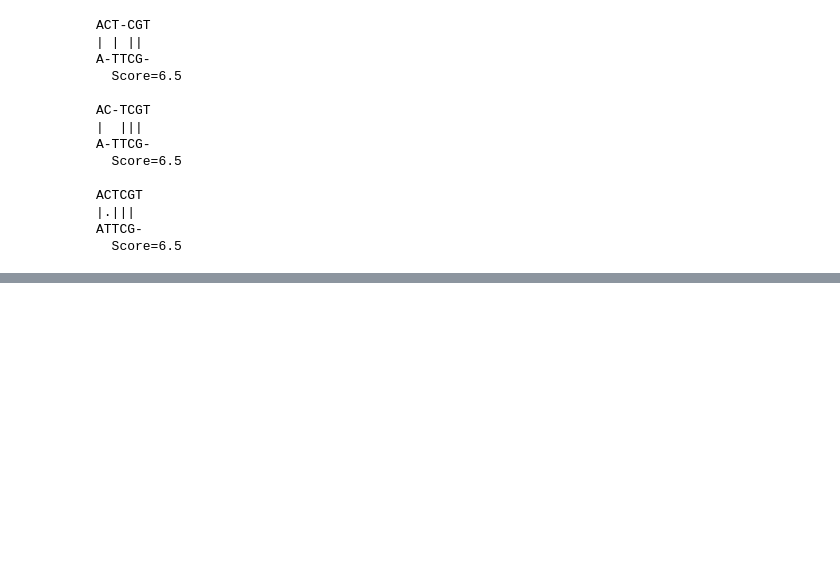
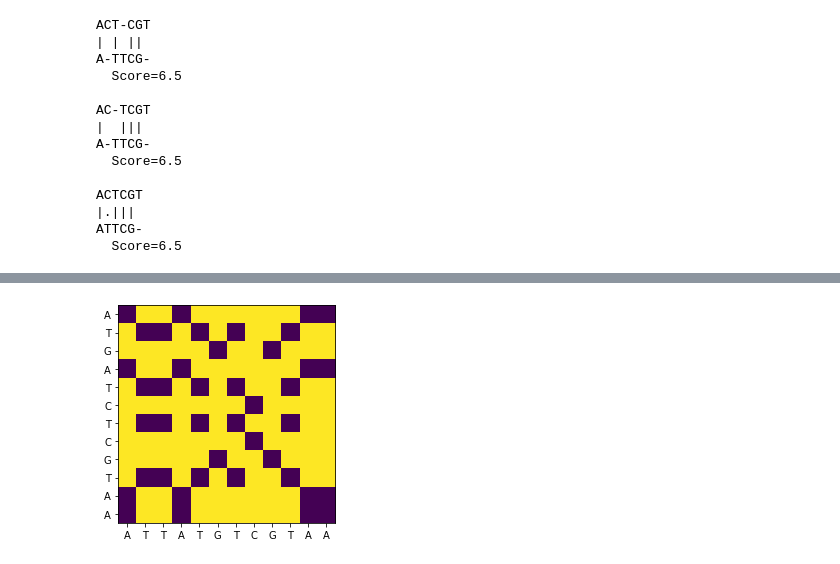
Before and after one commit to leonardocustodio/Bioinformatica_Exercicios, a Jupyter notebook: biopython.ipynb, the cells around one changed output, grey strips where cells are left out. Saved outputs shown, nothing was run; the diff lists cells and outputs as text; code cells hidden in the pictures; blank space fills up the shorter version.

```diff
--- a/biopython.ipynb
+++ b/biopython.ipynb
@@ -470,0 +572,13 @@ ATTCG-
+# %%
+def dotplotx(seq1, seq2):
+    dotplot=plt.imshow(numpy.array(makeMatrix(seq1,seq2,1)))
+    xt=plt.xticks(numpy.arange(len(list(seq2))),list(seq2))
+    yt=plt.yticks(numpy.arange(len(list(seq1))),list(seq1))
+    plt.show()
+# %%
+dna1 = Seq("ATGATCTCGTAA")
+dna2 = Seq("ATTATGTCGTAA")
+# %%
+dotplotx(dna1, dna2)
+# %% [output]
+[figure, added]
```
Also changed, not shown: parts of 11 cells of this notebook.
